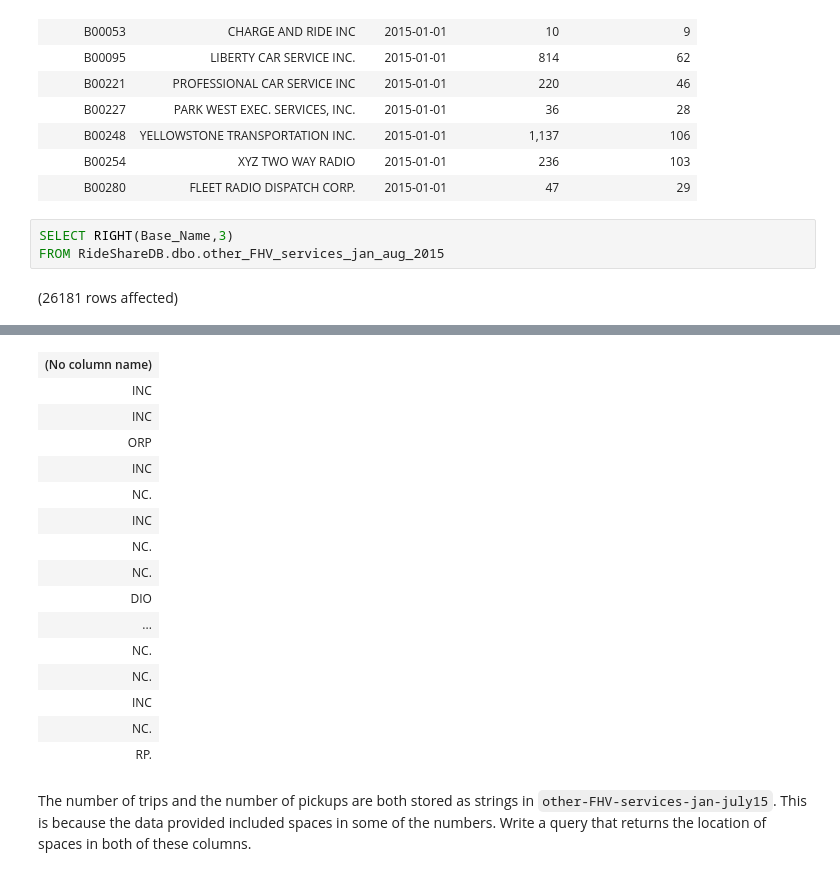
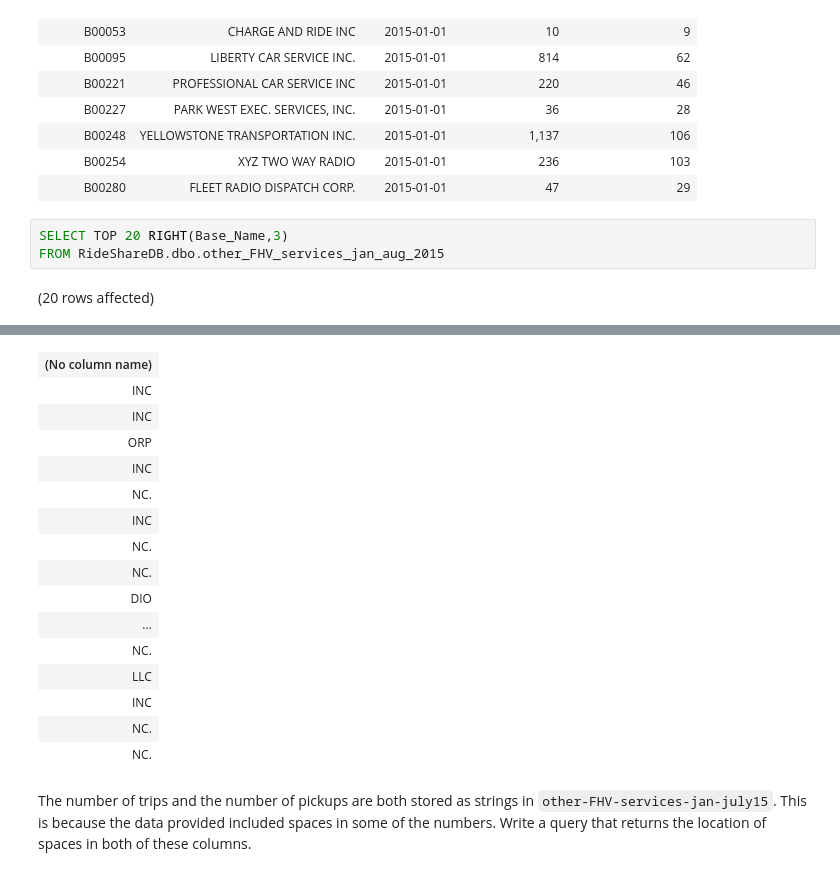
Before and after one commit to Oceyaunna/sql-part2-exercises, a Jupyter notebook: sql-part2.ipynb, the cells around one changed output, grey strips where cells are left out. Cells and saved outputs as stored; diff of their text form.

```diff
--- a/sql-part2.ipynb
+++ b/sql-part2.ipynb
@@ -27,7 +27,7 @@ Total execution time: 00:00:00.047
 | B00254 | XYZ TWO WAY RADIO | 2015-01-01 | 236 | 103 |
 | B00280 | FLEET RADIO DISPATCH CORP. | 2015-01-01 | 47 | 29 |
 # %%
-SELECT RIGHT(Base_Name,3)
+SELECT TOP 20 RIGHT(Base_Name,3)
 FROM RideShareDB.dbo.other_FHV_services_jan_aug_2015
 # %% [output]
-(26181 rows affected)
+(20 rows affected)
@@ -36,19 +35,19 @@ Total execution time: 00:00:00.237
 | (No column name) |
 | INC |
 | INC |
 | ORP |
 | INC |
 | NC. |
 | INC |
 | NC. |
 | NC. |
 | DIO |
 | ... |
 | NC. |
-| NC. |
+| LLC |
 | INC |
 | NC. |
-| RP. |
+| NC. |
 # %% [markdown]
 The number of trips and the number of pickups are both stored as strings in `other-FHV-services-jan-july15`. This is because the data provided included spaces in some of the numbers. Write a query that returns the location of spaces in both of these columns.
 # %%
```
Also changed, not shown: parts of 5 cells of this notebook.
